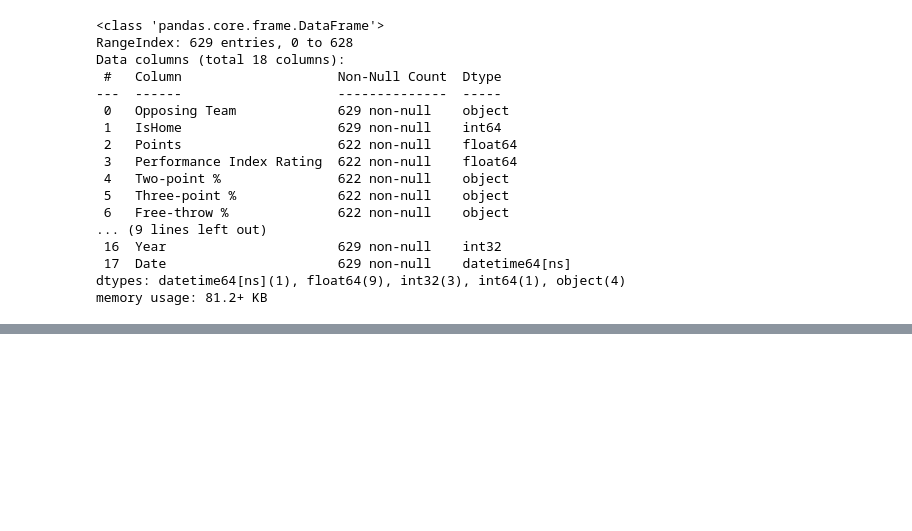
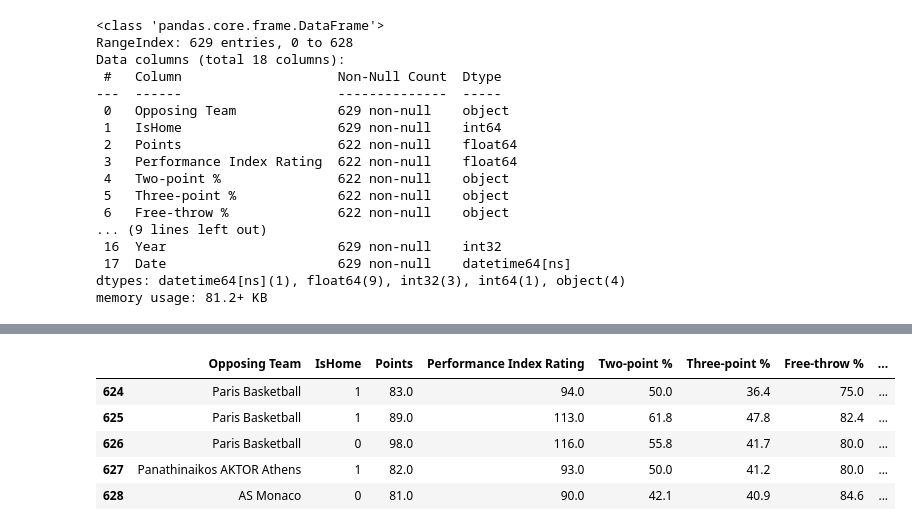
Before and after one commit to ensarakbas77/fb-beko-dataset-builder, a Jupyter notebook: DataPreprocessing.ipynb, the cells around one changed output, grey strips where cells are left out. Cells and saved outputs as stored; diff of their text form; code cells hidden in the pictures; blank space fills up the shorter version.

```diff
--- a/DataPreprocessing.ipynb
+++ b/DataPreprocessing.ipynb
@@ -140,0 +164,9 @@ memory usage: 81.2+ KB
+# %%
+df.tail()
+# %% [output]
+|  | Opposing Team | IsHome | Points | Performance Index Rating | Two-point % | Three-point % | Free-throw % | ... |
+| 624 | Paris Basketball | 1 | 83.0 | 94.0 | 50.0 | 36.4 | 75.0 | ... |
+| 625 | Paris Basketball | 1 | 89.0 | 113.0 | 61.8 | 47.8 | 82.4 | ... |
+| 626 | Paris Basketball | 0 | 98.0 | 116.0 | 55.8 | 41.7 | 80.0 | ... |
+| 627 | Panathinaikos AKTOR Athens | 1 | 82.0 | 93.0 | 50.0 | 41.2 | 80.0 | ... |
+| 628 | AS Monaco | 0 | 81.0 | 90.0 | 42.1 | 40.9 | 84.6 | ... |
```
Also changed, not shown: parts of 8 cells of this notebook.
